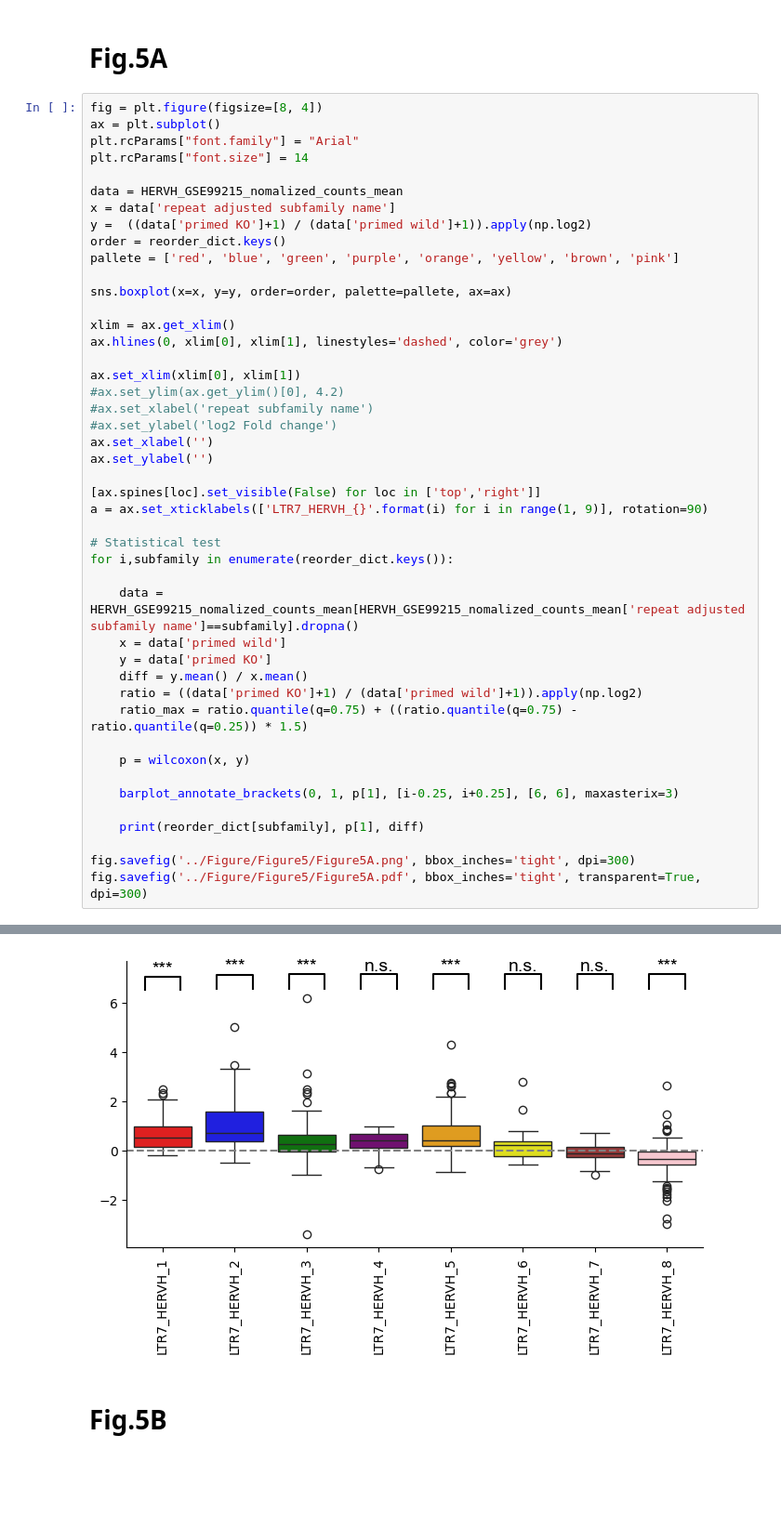
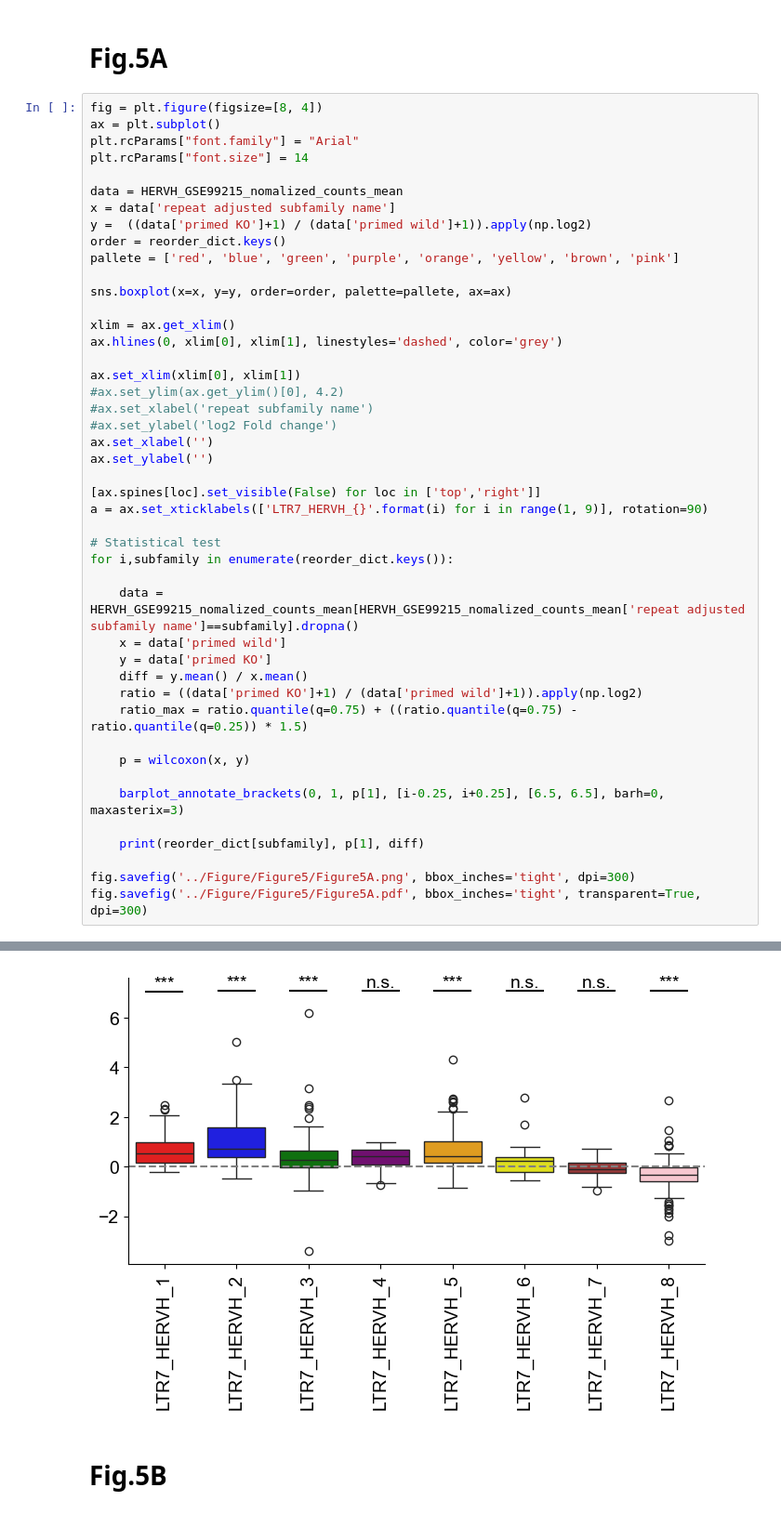
Before and after one commit to hmdlab/Evolutionary-Arms-Race, a Jupyter notebook: notebook/Figure5.ipynb, the cells around one changed output, grey strips where cells are left out. Shown: that part at 93% size. Drawn from its saved outputs; the diff is of its cells as text; blank space fills up the shorter version.

```diff
--- a/notebook/Figure5.ipynb
+++ b/notebook/Figure5.ipynb
@@ -149,35 +149,35 @@ ax.set_ylabel('')
 
 [ax.spines[loc].set_visible(False) for loc in ['top','right']]
 a = ax.set_xticklabels(['LTR7_HERVH_{}'.format(i) for i in range(1, 9)], rotation=90)
 
 # Statistical test
 for i,subfamily in enumerate(reorder_dict.keys()):
 
     data = HERVH_GSE99215_nomalized_counts_mean[HERVH_GSE99215_nomalized_counts_mean['repeat adjusted subfamily name']==subfamily].dropna()
     x = data['primed wild']
     y = data['primed KO']
     diff = y.mean() / x.mean()
     ratio = ((data['primed KO']+1) / (data['primed wild']+1)).apply(np.log2)
     ratio_max = ratio.quantile(q=0.75) + ((ratio.quantile(q=0.75) - ratio.quantile(q=0.25)) * 1.5)
 
     p = wilcoxon(x, y)
 
-    barplot_annotate_brackets(0, 1, p[1], [i-0.25, i+0.25], [6, 6], maxasterix=3)
+    barplot_annotate_brackets(0, 1, p[1], [i-0.25, i+0.25], [6.5, 6.5], barh=0, maxasterix=3)
 
     print(reorder_dict[subfamily], p[1], diff)
 
 fig.savefig('../Figure/Figure5/Figure5A.png', bbox_inches='tight', dpi=300)
 fig.savefig('../Figure/Figure5/Figure5A.pdf', bbox_inches='tight', transparent=True, dpi=300)
 # %% [output]
 LTR7_HERVH_1 8.019618690013885e-06 1.3963877237789555
 LTR7_HERVH_2 4.528524703603652e-10 2.919195218005895
 LTR7_HERVH_3 1.7073194394319448e-07 1.5827278497512958
 LTR7_HERVH_4 0.10986328125 1.227907782299109
 LTR7_HERVH_5 5.397708492613855e-12 2.0916704397291332
 LTR7_HERVH_6 0.2615199089050293 1.622596784036719
 LTR7_HERVH_7 0.19368016719818115 0.9105375395359624
 LTR7_HERVH_8 1.526934495683354e-09 0.72471973481147
-[figure, old version]
+[figure, new version]
 # %% [markdown]
 # Fig.5B
 # %%
```
Also changed, not shown: 1 other file.
